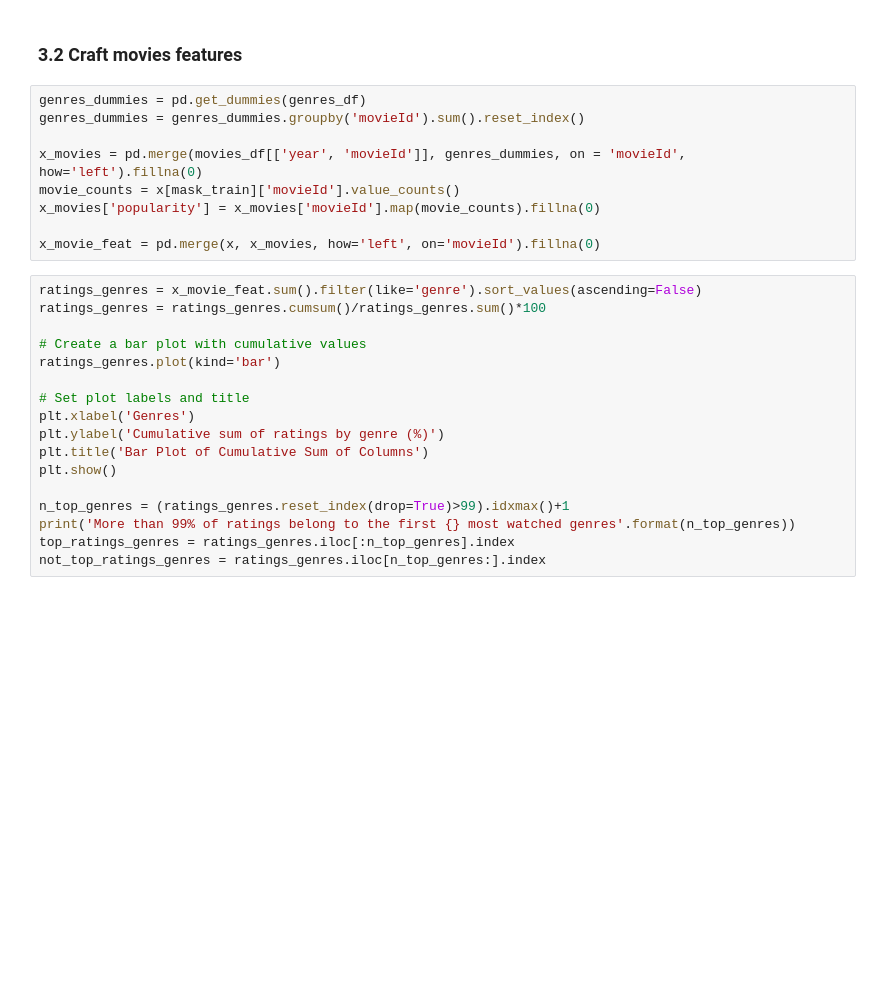
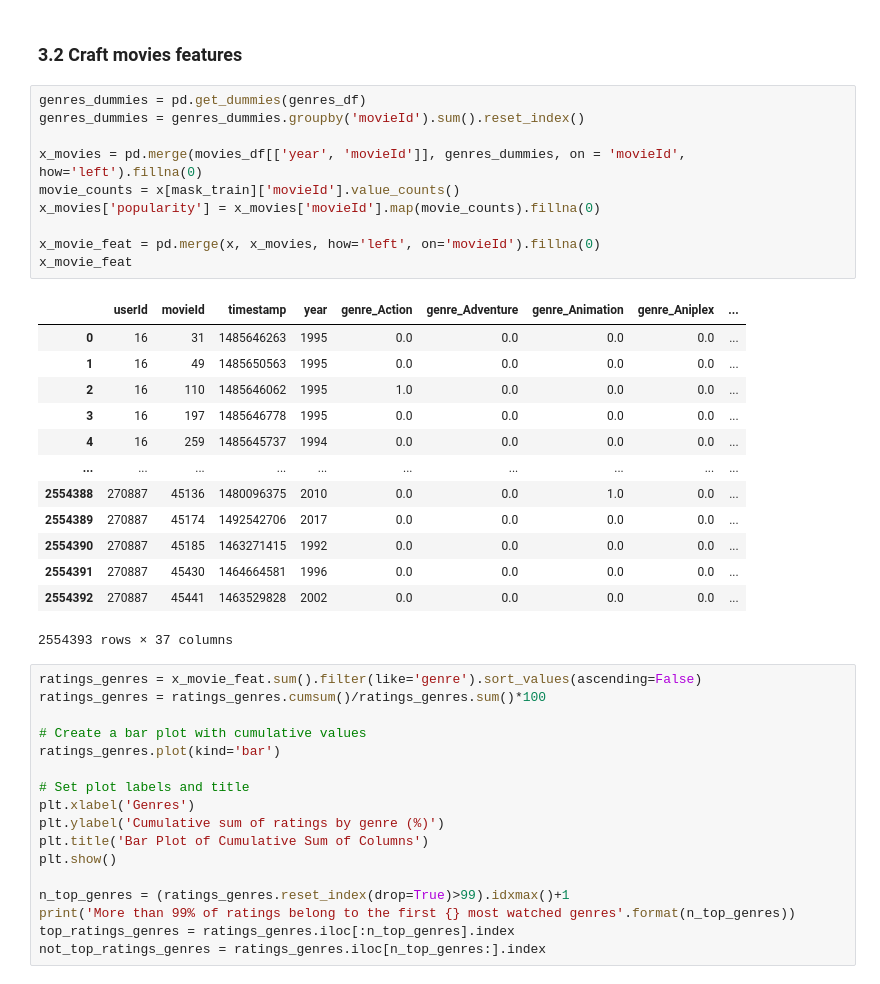
Before and after one commit to pietro-tanure/Projects, a Jupyter notebook: imdb/movie_recommendation_model.ipynb, the cells around one changed output. Saved outputs shown, nothing was run; the diff lists cells and outputs as text; blank space fills up the shorter version.

```diff
--- a/imdb/movie_recommendation_model.ipynb
+++ b/imdb/movie_recommendation_model.ipynb
@@ -168,12 +168,27 @@ x = ratings_df.drop(columns=['rating'])
 # %%
 genres_dummies = pd.get_dummies(genres_df)
 genres_dummies = genres_dummies.groupby('movieId').sum().reset_index()
 
 x_movies = pd.merge(movies_df[['year', 'movieId']], genres_dummies, on = 'movieId', how='left').fillna(0)
 movie_counts = x[mask_train]['movieId'].value_counts()
 x_movies['popularity'] = x_movies['movieId'].map(movie_counts).fillna(0)
 
 x_movie_feat = pd.merge(x, x_movies, how='left', on='movieId').fillna(0)
+x_movie_feat
+# %% [output]
+|  | userId | movieId | timestamp | year | genre_Action | genre_Adventure | genre_Animation | genre_Aniplex | ... |
+| 0 | 16 | 31 | 1485646263 | 1995 | 0.0 | 0.0 | 0.0 | 0.0 | ... |
+| 1 | 16 | 49 | 1485650563 | 1995 | 0.0 | 0.0 | 0.0 | 0.0 | ... |
+| 2 | 16 | 110 | 1485646062 | 1995 | 1.0 | 0.0 | 0.0 | 0.0 | ... |
+| 3 | 16 | 197 | 1485646778 | 1995 | 0.0 | 0.0 | 0.0 | 0.0 | ... |
+| 4 | 16 | 259 | 1485645737 | 1994 | 0.0 | 0.0 | 0.0 | 0.0 | ... |
+| ... | ... | ... | ... | ... | ... | ... | ... | ... | ... |
+| 2554388 | 270887 | 45136 | 1480096375 | 2010 | 0.0 | 0.0 | 1.0 | 0.0 | ... |
+| 2554389 | 270887 | 45174 | 1492542706 | 2017 | 0.0 | 0.0 | 0.0 | 0.0 | ... |
+| 2554390 | 270887 | 45185 | 1463271415 | 1992 | 0.0 | 0.0 | 0.0 | 0.0 | ... |
+| 2554391 | 270887 | 45430 | 1464664581 | 1996 | 0.0 | 0.0 | 0.0 | 0.0 | ... |
+| 2554392 | 270887 | 45441 | 1463529828 | 2002 | 0.0 | 0.0 | 0.0 | 0.0 | ... |
+2554393 rows × 37 columns
 # %%
 ratings_genres = x_movie_feat.sum().filter(like='genre').sort_values(ascending=False)
 ratings_genres = ratings_genres.cumsum()/ratings_genres.sum()*100
```
Also changed, not shown: parts of 6 cells of this notebook.
